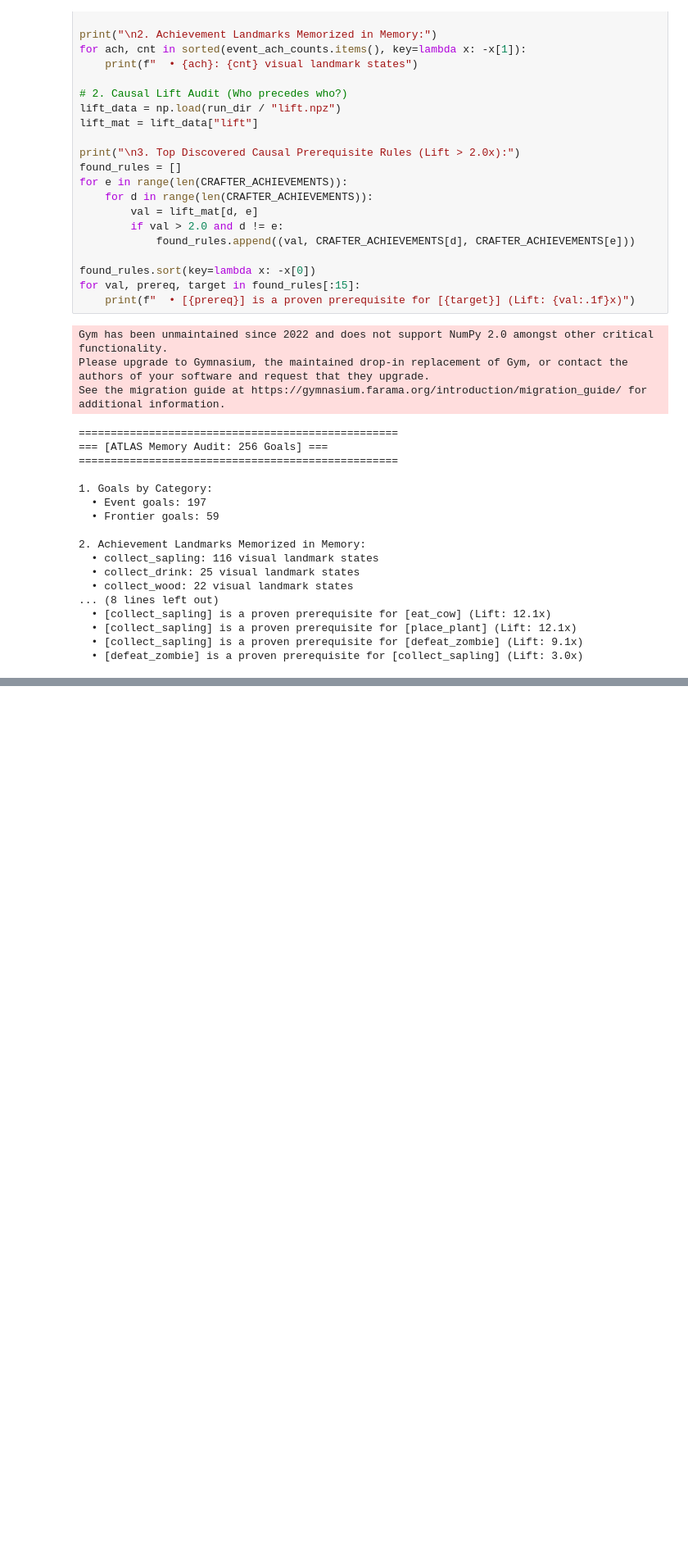
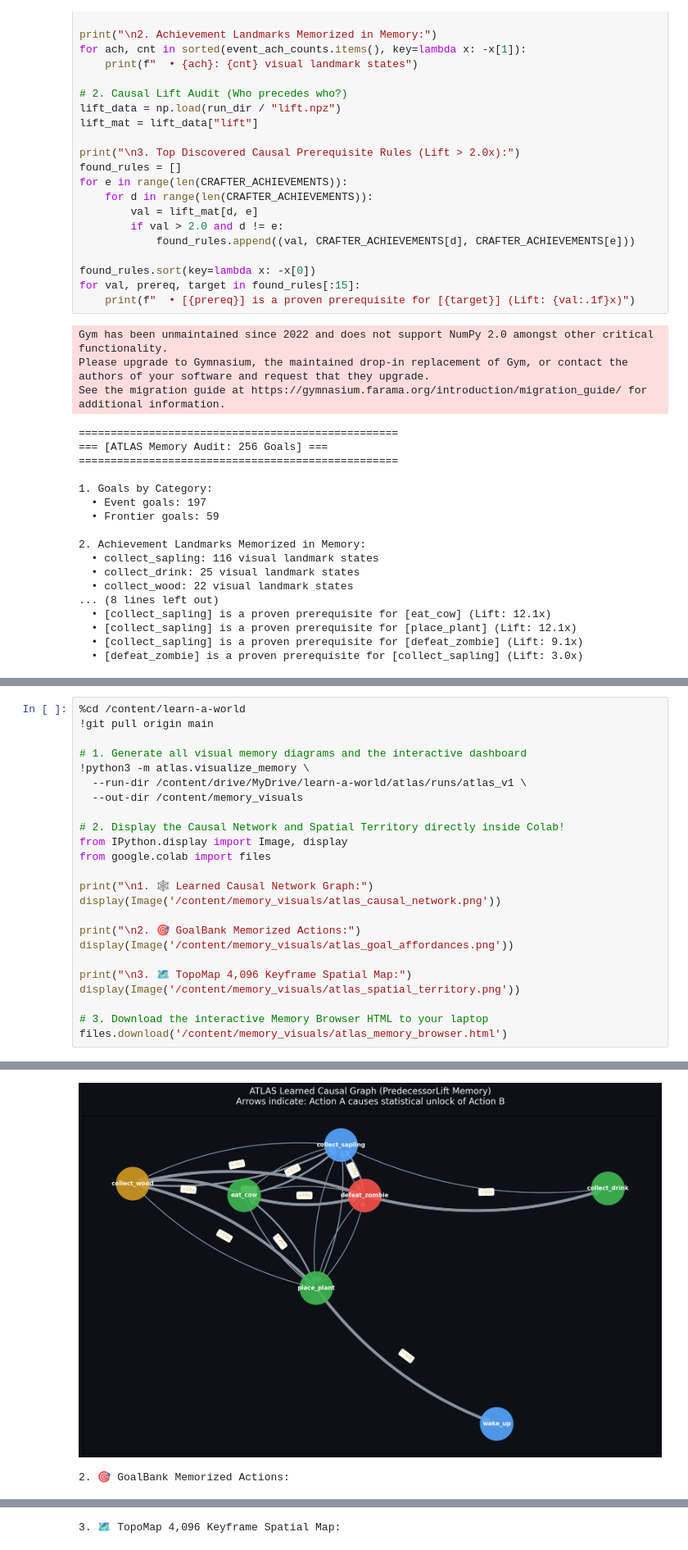
Before and after one commit to sahiltolani30/learn-a-world, a Jupyter notebook: notebooks/08_atlas_colab.ipynb, the cells around one changed output, grey strips where cells are left out. Shown at 82% size. Drawn from its saved outputs; the diff is of its cells as text; blank space fills up the shorter version.

```diff
--- a/notebooks/08_atlas_colab.ipynb
+++ b/notebooks/08_atlas_colab.ipynb
@@ -661,0 +909,25 @@ Mounted at /content/drive
+# %%
+%cd /content/learn-a-world
+!git pull origin main
+
+# 1. Generate all visual memory diagrams and the interactive dashboard
+!python3 -m atlas.visualize_memory \
+  --run-dir /content/drive/MyDrive/learn-a-world/atlas/runs/atlas_v1 \
+  --out-dir /content/memory_visuals
+
+# 2. Display the Causal Network and Spatial Territory directly inside Colab!
+from IPython.display import Image, display
+from google.colab import files
+
+print("\n1. 🕸️ Learned Causal Network Graph:")
+display(Image('/content/memory_visuals/atlas_causal_network.png'))
+
+print("\n2. 🎯 GoalBank Memorized Actions:")
+display(Image('/content/memory_visuals/atlas_goal_affordances.png'))
+
+print("\n3. 🗺️ TopoMap 4,096 Keyframe Spatial Map:")
+display(Image('/content/memory_visuals/atlas_spatial_territory.png'))
+
+# 3. Download the interactive Memory Browser HTML to your laptop
+files.download('/content/memory_visuals/atlas_memory_browser.html')
+# %% [output]
@@ -661,0 +951,2 @@ Mounted at /content/drive
+[figure, added]
+2. 🎯 GoalBank Memorized Actions:
@@ -661,0 +954 @@ Mounted at /content/drive
+3. 🗺️ TopoMap 4,096 Keyframe Spatial Map:
```
Also changed, not shown: parts of 23 cells of this notebook.
